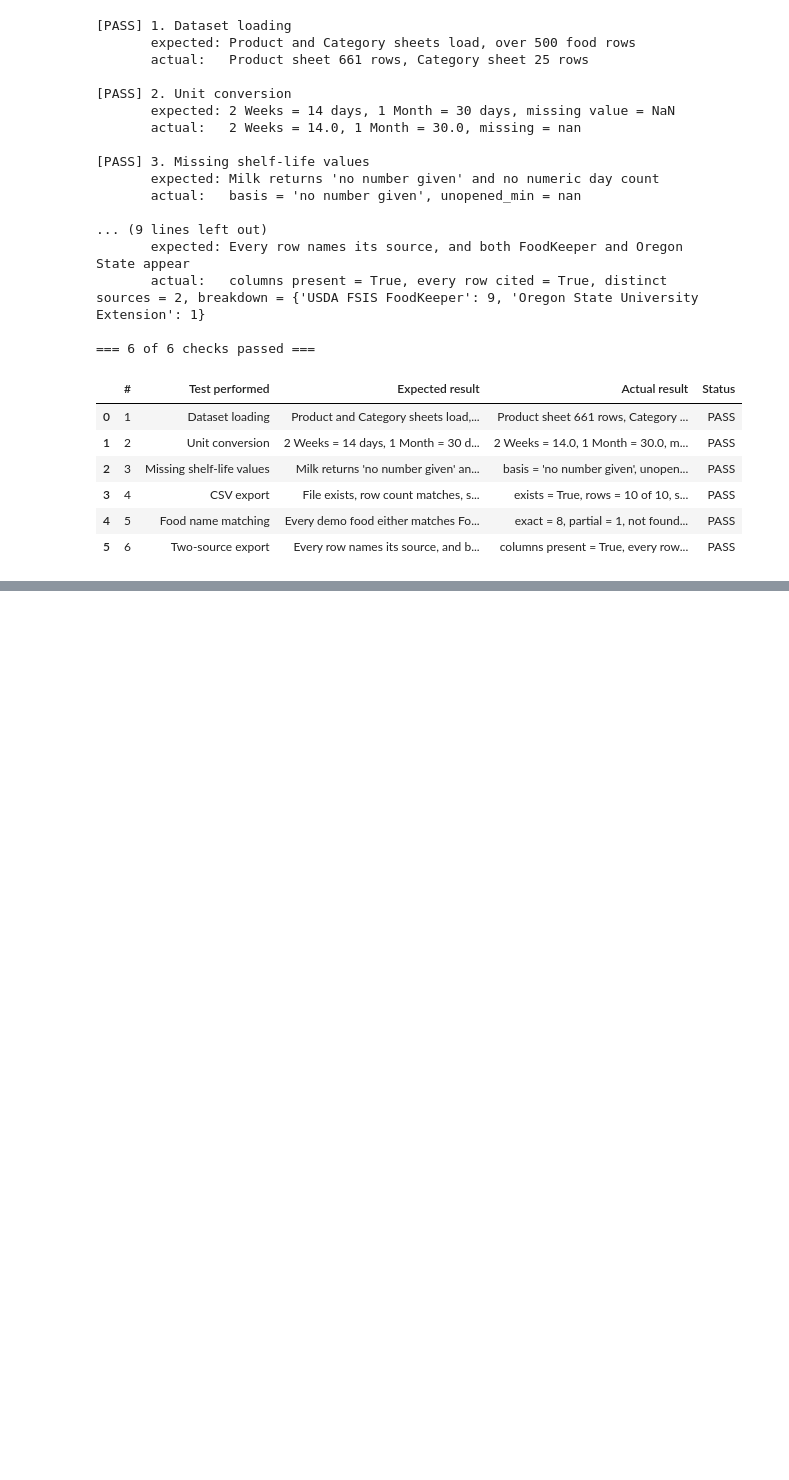
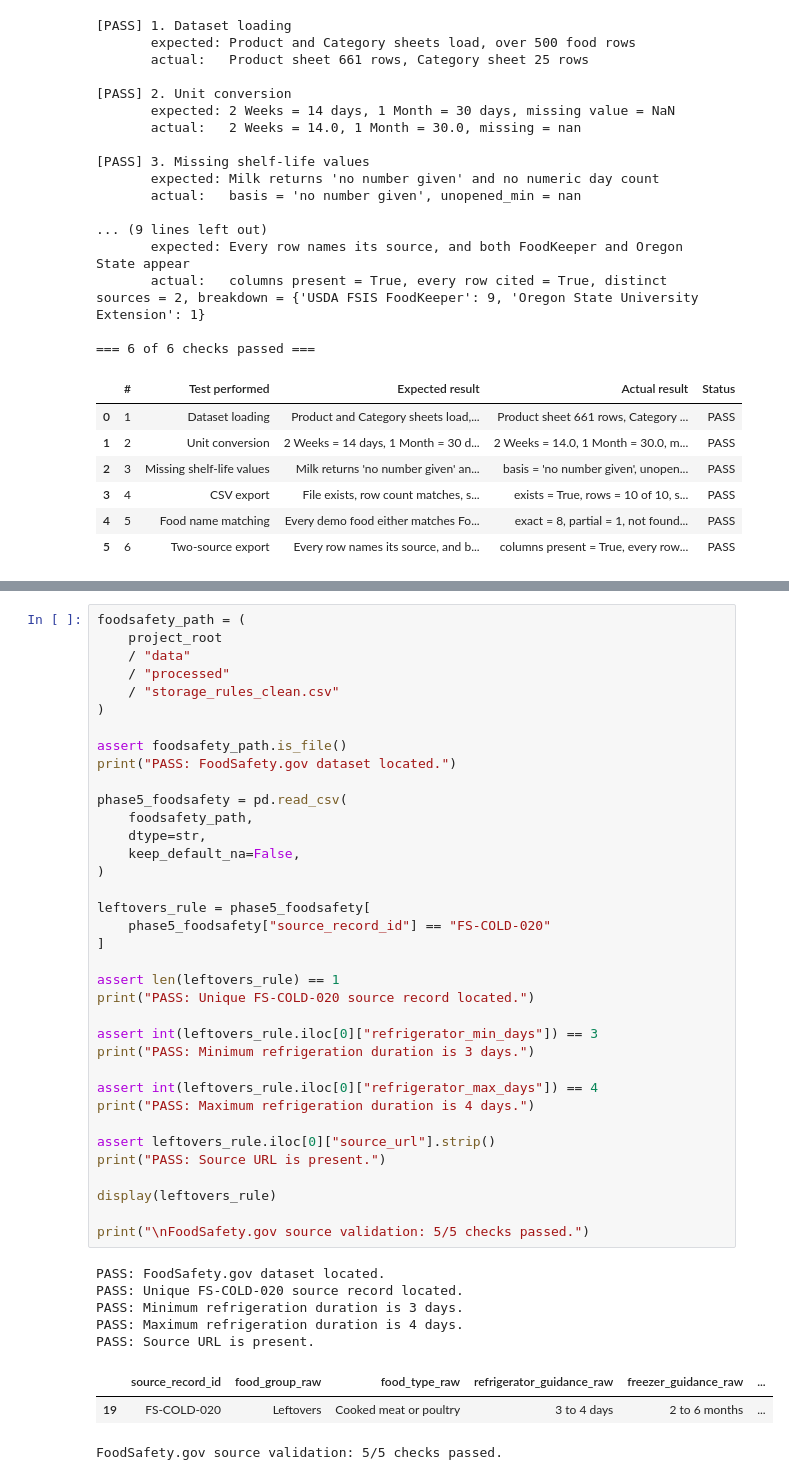
Before and after one commit to SmartPantry-AI/smartpantry-ai, a Jupyter notebook: notebooks/shelf_life_data_sourcing.ipynb, the cells around one changed output, grey strips where cells are left out. Saved outputs shown, nothing was run; the diff lists cells and outputs as text; blank space fills up the shorter version.

```diff
--- a/notebooks/shelf_life_data_sourcing.ipynb
+++ b/notebooks/shelf_life_data_sourcing.ipynb
@@ -959,0 +1333,45 @@ these in full.
+# %%
+foodsafety_path = (
+    project_root
+    / "data"
+    / "processed"
+    / "storage_rules_clean.csv"
+)
+
+assert foodsafety_path.is_file()
+print("PASS: FoodSafety.gov dataset located.")
+
+phase5_foodsafety = pd.read_csv(
+    foodsafety_path,
+    dtype=str,
+    keep_default_na=False,
+)
+
+leftovers_rule = phase5_foodsafety[
+    phase5_foodsafety["source_record_id"] == "FS-COLD-020"
+]
+
+assert len(leftovers_rule) == 1
+print("PASS: Unique FS-COLD-020 source record located.")
+
+assert int(leftovers_rule.iloc[0]["refrigerator_min_days"]) == 3
+print("PASS: Minimum refrigeration duration is 3 days.")
+
+assert int(leftovers_rule.iloc[0]["refrigerator_max_days"]) == 4
+print("PASS: Maximum refrigeration duration is 4 days.")
+
+assert leftovers_rule.iloc[0]["source_url"].strip()
+print("PASS: Source URL is present.")
+
+display(leftovers_rule)
+
+print("\nFoodSafety.gov source validation: 5/5 checks passed.")
+# %% [output]
+PASS: FoodSafety.gov dataset located.
+PASS: Unique FS-COLD-020 source record located.
+PASS: Minimum refrigeration duration is 3 days.
+PASS: Maximum refrigeration duration is 4 days.
+PASS: Source URL is present.
+|  | source_record_id | food_group_raw | food_type_raw | refrigerator_guidance_raw | freezer_guidance_raw | ... |
+| 19 | FS-COLD-020 | Leftovers | Cooked meat or poultry | 3 to 4 days | 2 to 6 months | ... |
+FoodSafety.gov source validation: 5/5 checks passed.
```
Also changed, not shown: parts of 16 cells of this notebook, 9 other files.
